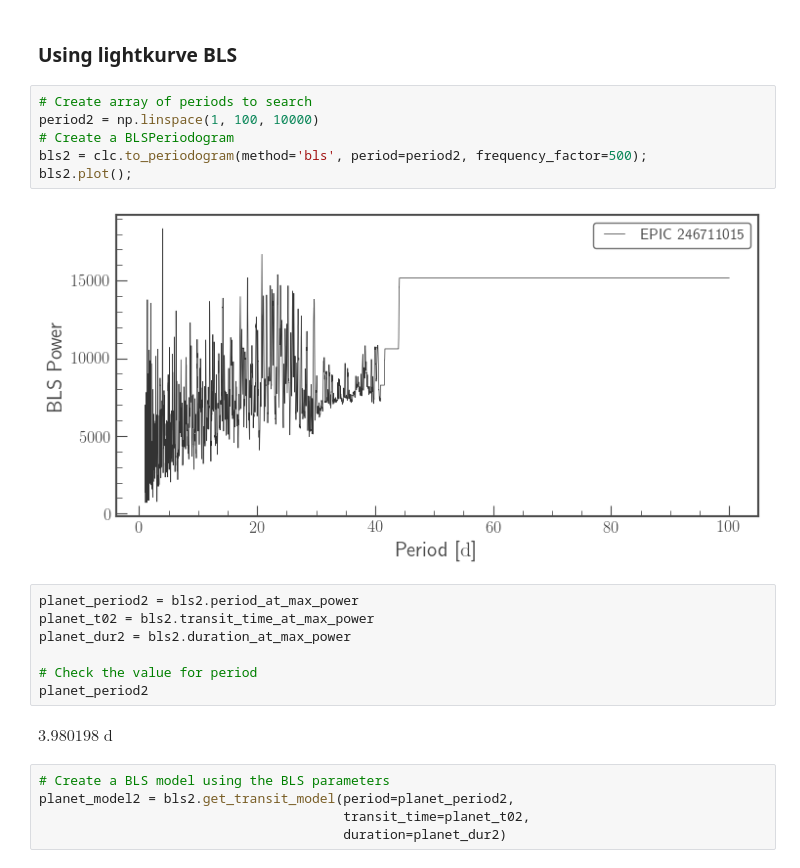
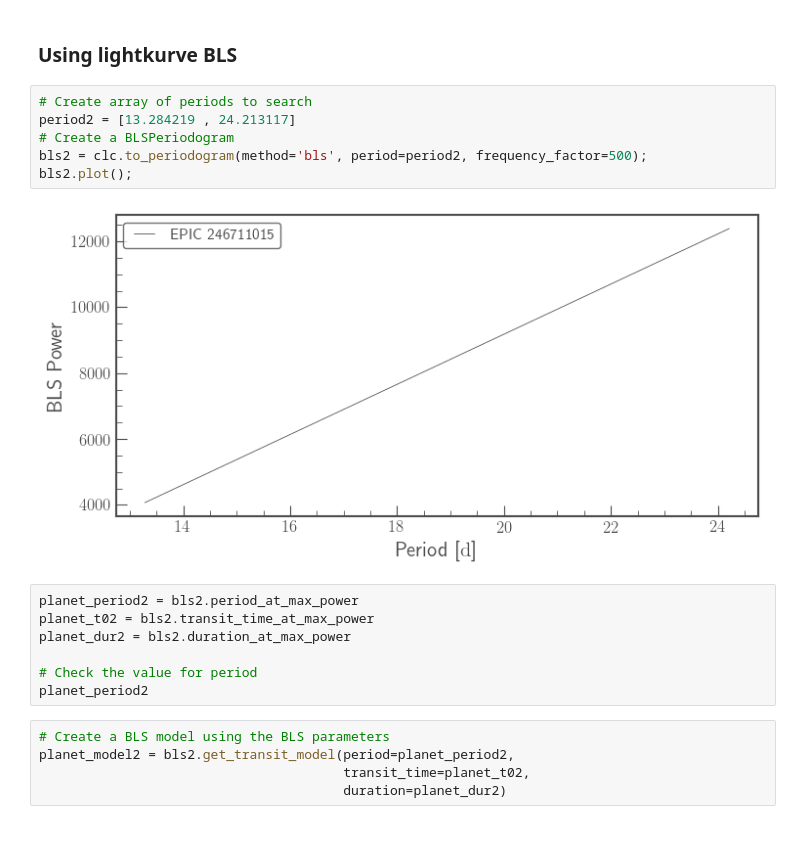
Before and after one commit to lupitatovar/Cool-Worlds, a Jupyter notebook: notebooks/K2_target.ipynb, the cells around one changed output. Drawn from its saved outputs; the diff is of its cells as text; blank space fills up the shorter version.

```diff
--- a/notebooks/K2_target.ipynb
+++ b/notebooks/K2_target.ipynb
@@ -257,12 +268,12 @@ print(bls_period)
 ### Using lightkurve BLS
 # %%
 # Create array of periods to search
-period2 = np.linspace(1, 100, 10000)
+period2 = [13.284219 , 24.213117]
 # Create a BLSPeriodogram
 bls2 = clc.to_periodogram(method='bls', period=period2, frequency_factor=500);
 bls2.plot();
 # %% [output]
-[figure, old version]
+[figure, new version]
 # %%
 planet_period2 = bls2.period_at_max_power
 planet_t02 = bls2.transit_time_at_max_power
@@ -270,8 +281,6 @@ planet_dur2 = bls2.duration_at_max_power
 
 # Check the value for period
 planet_period2
-# %% [output]
-$3.980198 \; \mathrm{d}$
 # %%
 # Create a BLS model using the BLS parameters
 planet_model2 = bls2.get_transit_model(period=planet_period2,
```
Also changed, not shown: parts of 24 cells of this notebook, 11 other files.
